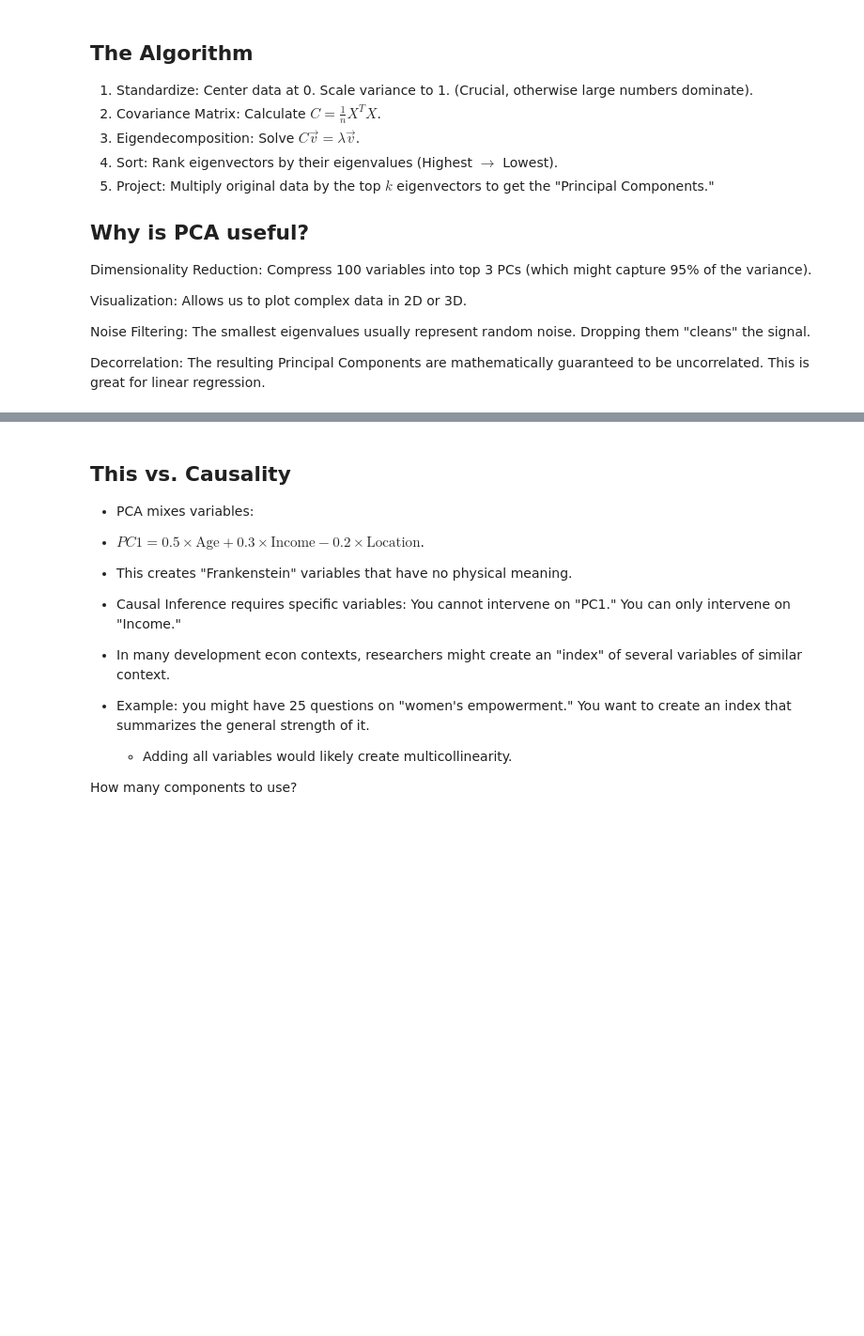
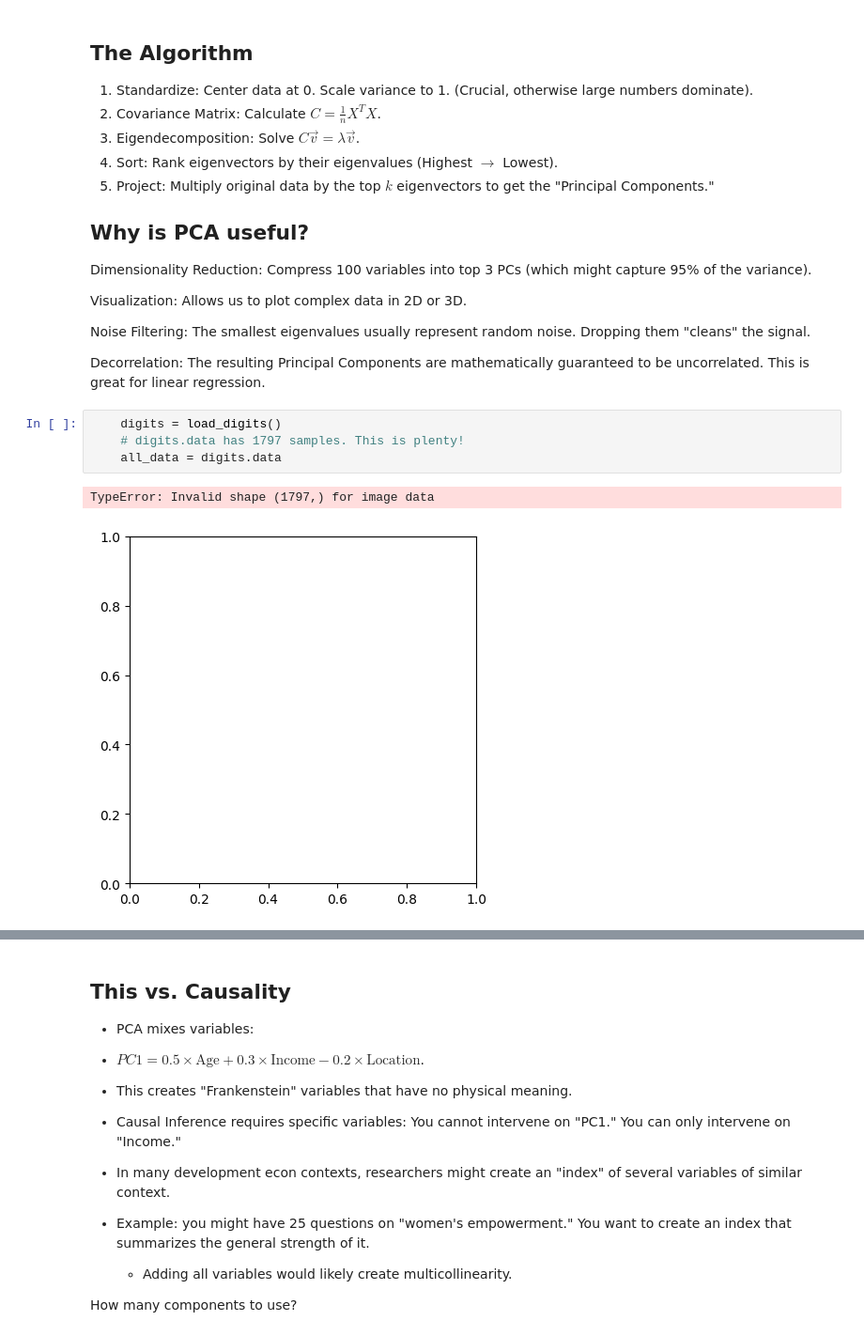
Before and after one commit to lukeskywakeri/ec34-ds-for-econ, a Jupyter notebook: lectures/machine-learning/machine-learning.ipynb, the cells around one changed output, grey strips where cells are left out. Shown at 94% size. Drawn from its saved outputs; the diff is of its cells as text; blank space fills up the shorter version.

```diff
--- a/lectures/machine-learning/machine-learning.ipynb
+++ b/lectures/machine-learning/machine-learning.ipynb
@@ -315,6 +338,13 @@ Visualization: Allows us to plot complex data in 2D or 3D.
 Noise Filtering: The smallest eigenvalues usually represent random noise. Dropping them "cleans" the signal.
 
 Decorrelation: The resulting Principal Components are mathematically guaranteed to be uncorrelated. This is great for linear regression.
+# %%
+    digits = load_digits()
+    # digits.data has 1797 samples. This is plenty!
+    all_data = digits.data
+# %% [output]
+TypeError: Invalid shape (1797,) for image data
+[figure, added]
 # %%
 import numpy as np
 import matplotlib.pyplot as plt
```
Also changed, not shown: parts of 12 cells of this notebook, 4 other files.
